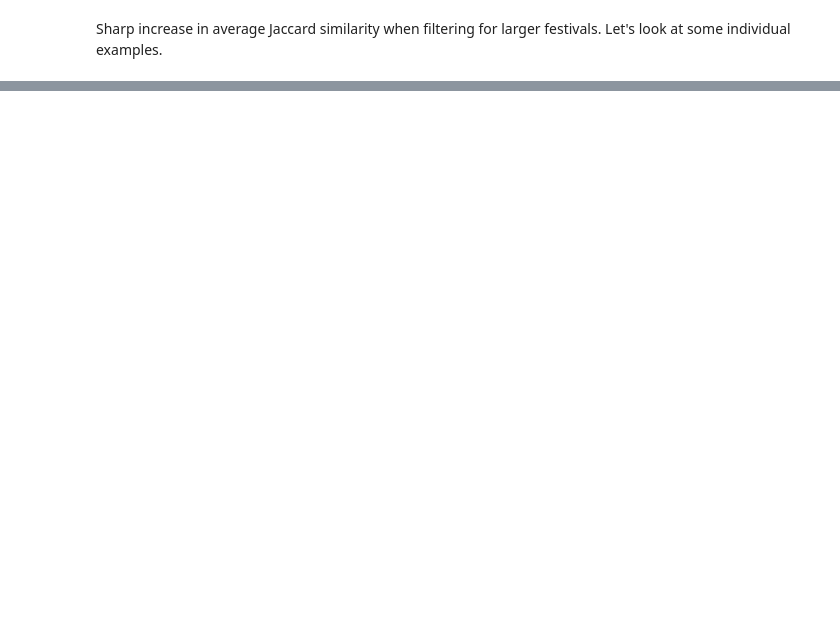
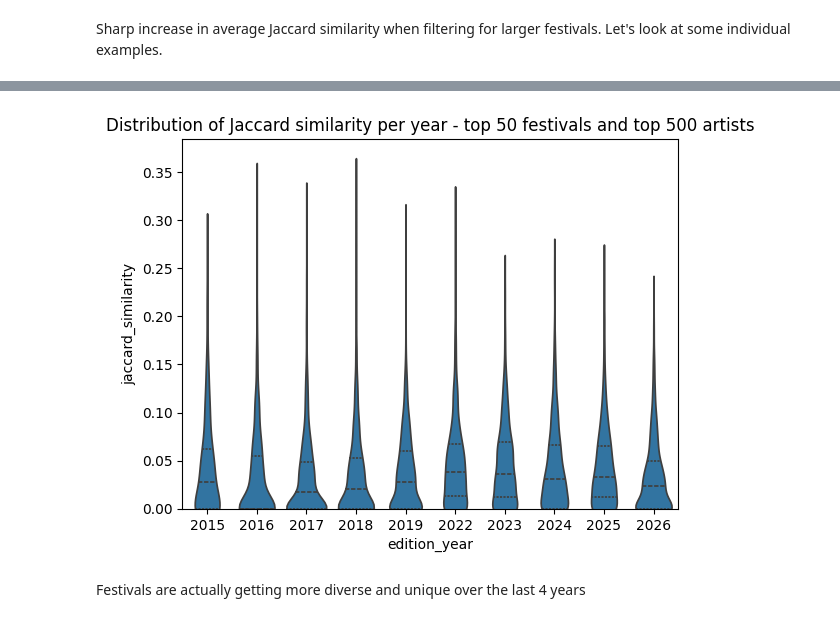
Before and after one commit to s-howe/festival-analysis, a Jupyter notebook: analysis/uniqueness.ipynb, the cells around one changed output, grey strips where cells are left out. Cells and saved outputs as stored; diff of their text form; code cells hidden in the pictures; blank space fills up the shorter version.

```diff
--- a/analysis/uniqueness.ipynb
+++ b/analysis/uniqueness.ipynb
@@ -350,0 +442,9 @@ TBC
+# %%
+ax = sns.violinplot(df_similarities, x='edition_year', y='jaccard_similarity', inner='quart')
+ax.set_title('Distribution of Jaccard similarity per year - top 50 festivals and top 500 artists')
+ax.set_ylim(0)
+plt.show()
+# %% [output]
+[figure, added]
+# %% [markdown]
+Festivals are actually getting more diverse and unique over the last 4 years
```
Also changed, not shown: parts of 24 cells of this notebook.
